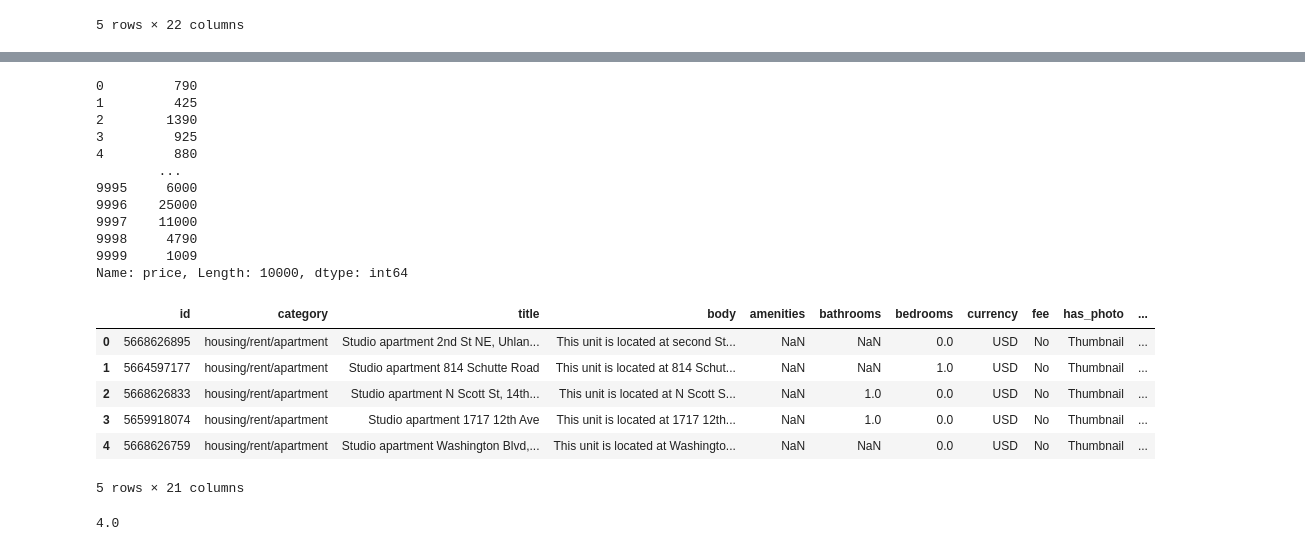
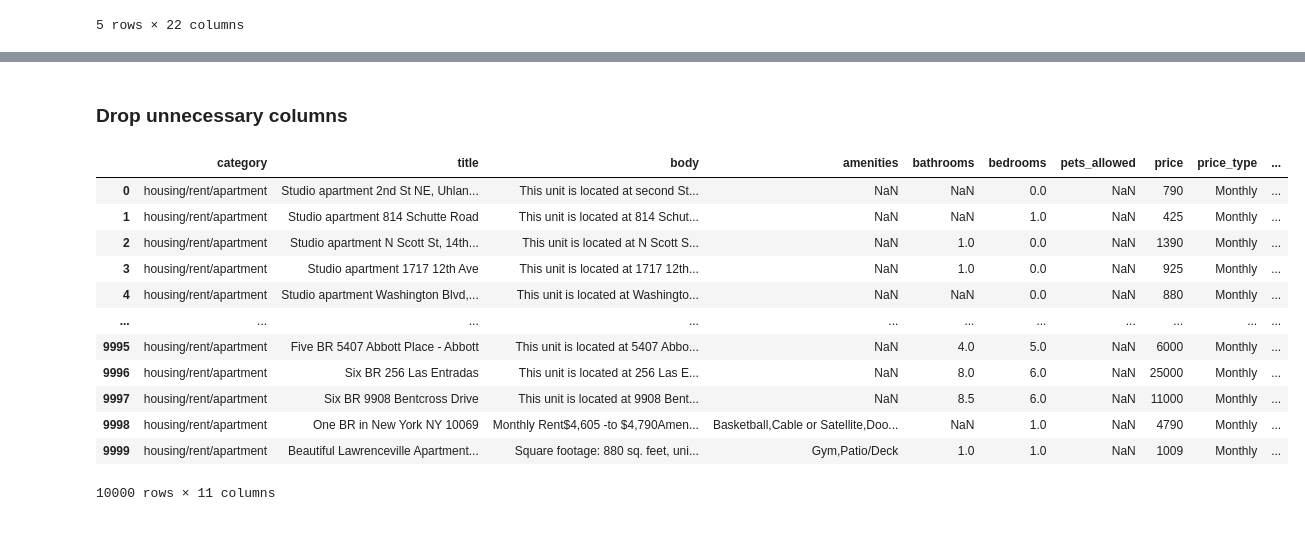
Before and after one commit to JoseEdSouza/machine-learning-works, a Jupyter notebook: rent/eda.ipynb, the cells around one changed output, grey strips where cells are left out. Saved outputs shown, nothing was run; the diff lists cells and outputs as text; code cells hidden in the pictures.

```diff
--- a/rent/eda.ipynb
+++ b/rent/eda.ipynb
@@ -24,32 +34,44 @@ rent.head()
+# %% [markdown]
+### Drop unnecessary columns
 # %%
-prices = rent["price"]
-print(prices)
+"""
+features_to_drop is a list of columns that are not useful for the model.
+The reason for dropping each column is one of the following:
+- R1: Irrelevant: the column is not relevant to the model.
+- R2: Redundant: the column is redundant with another column.
+- R3: Need more features: the column needs more features to be useful.
+- R4: Biased: the column is biased on the source.
+- R6: Not useful: the column is not useful to predict the price of the property rent itself.
+- R7: Unique value: the column has only one unique value.
+- R8: Too many unique values: the column has too many unique values to be useful.
+"""
+features_to_drop = [
+    "id",  # R1: Irrelevant
+    "time",  # R1: Irrelevant
+    "source",  # R4: Biased
+    "latitude",  # R3: Need more features to relate the location to the price
+    "longitude",  # R3: Need more features to relate the location to the price
+    "price_display",  # R2: Redundant with the price column
+    "has_photo",  # R6: Not useful
+    "fee",  # R7: Unique value
+    "currency",  # R7: Unique value
+    "address",  # R3: Need more features to relate the location to the price
+    "cityname", # R8: Low cardinality
+]
+
+rent.drop(columns=features_to_drop, inplace=True)
+rent
 # %% [output]
+|  | category | title | body | amenities | bathrooms | bedrooms | pets_allowed | price | price_type | ... |
+| 0 | housing/rent/apartment | Studio apartment 2nd St NE, Uhlan... | This unit is located at second St... | NaN | NaN | 0.0 | NaN | 790 | Monthly | ... |
+| 1 | housing/rent/apartment | Studio apartment 814 Schutte Road | This unit is located at 814 Schut... | NaN | NaN | 1.0 | NaN | 425 | Monthly | ... |
+| 2 | housing/rent/apartment | Studio apartment N Scott St, 14th... | This unit is located at N Scott S... | NaN | 1.0 | 0.0 | NaN | 1390 | Monthly | ... |
+| 3 | housing/rent/apartment | Studio apartment 1717 12th Ave | This unit is located at 1717 12th... | NaN | 1.0 | 0.0 | NaN | 925 | Monthly | ... |
+| 4 | housing/rent/apartment | Studio apartment Washington Blvd,... | This unit is located at Washingto... | NaN | NaN | 0.0 | NaN | 880 | Monthly | ... |
+| ... | ... | ... | ... | ... | ... | ... | ... | ... | ... | ... |
+| 9995 | housing/rent/apartment | Five BR 5407 Abbott Place - Abbott | This unit is located at 5407 Abbo... | NaN | 4.0 | 5.0 | NaN | 6000 | Monthly | ... |
+| 9996 | housing/rent/apartment | Six BR 256 Las Entradas | This unit is located at 256 Las E... | NaN | 8.0 | 6.0 | NaN | 25000 | Monthly | ... |
+| 9997 | housing/rent/apartment | Six BR 9908 Bentcross Drive | This unit is located at 9908 Bent... | NaN | 8.5 | 6.0 | NaN | 11000 | Monthly | ... |
+| 9998 | housing/rent/apartment | One BR in New York NY 10069 | Monthly Rent$4,605 -to $4,790Amen... | Basketball,Cable or Satellite,Doo... | NaN | 1.0 | NaN | 4790 | Monthly | ... |
+| 9999 | housing/rent/apartment | Beautiful Lawrenceville Apartment... | Square footage: 880 sq. feet, uni... | Gym,Patio/Deck | 1.0 | 1.0 | NaN | 1009 | Monthly | ... |
-0         790
-1         425
-2        1390
-3         925
-4         880
-        ...
-9995     6000
-9996    25000
-9997    11000
-9998     4790
-9999     1009
-Name: price, Length: 10000, dtype: int64
+10000 rows × 11 columns
-# %%
-rent = rent.drop(columns=["price_display"])
-rent.head()
-# %% [output]
-|  | id | category | title | body | amenities | bathrooms | bedrooms | currency | fee | has_photo | ... |
-| 0 | 5668626895 | housing/rent/apartment | Studio apartment 2nd St NE, Uhlan... | This unit is located at second St... | NaN | NaN | 0.0 | USD | No | Thumbnail | ... |
-| 1 | 5664597177 | housing/rent/apartment | Studio apartment 814 Schutte Road | This unit is located at 814 Schut... | NaN | NaN | 1.0 | USD | No | Thumbnail | ... |
-| 2 | 5668626833 | housing/rent/apartment | Studio apartment N Scott St, 14th... | This unit is located at N Scott S... | NaN | 1.0 | 0.0 | USD | No | Thumbnail | ... |
-| 3 | 5659918074 | housing/rent/apartment | Studio apartment 1717 12th Ave | This unit is located at 1717 12th... | NaN | 1.0 | 0.0 | USD | No | Thumbnail | ... |
-| 4 | 5668626759 | housing/rent/apartment | Studio apartment Washington Blvd,... | This unit is located at Washingto... | NaN | NaN | 0.0 | USD | No | Thumbnail | ... |
-5 rows × 21 columns
-# %%
-rent_amenities_median = rent["amenities"].str.split(",").str.len().median()
-print(rent_amenities_median)
-# %% [output]
-4.0
```
Also changed, not shown: parts of 28 cells of this notebook.
